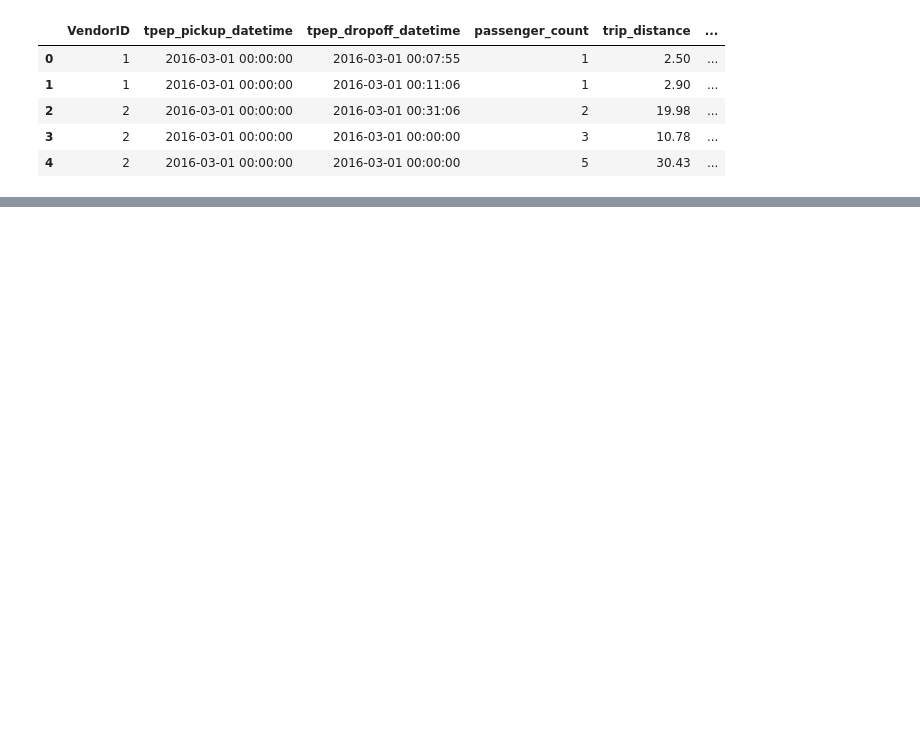
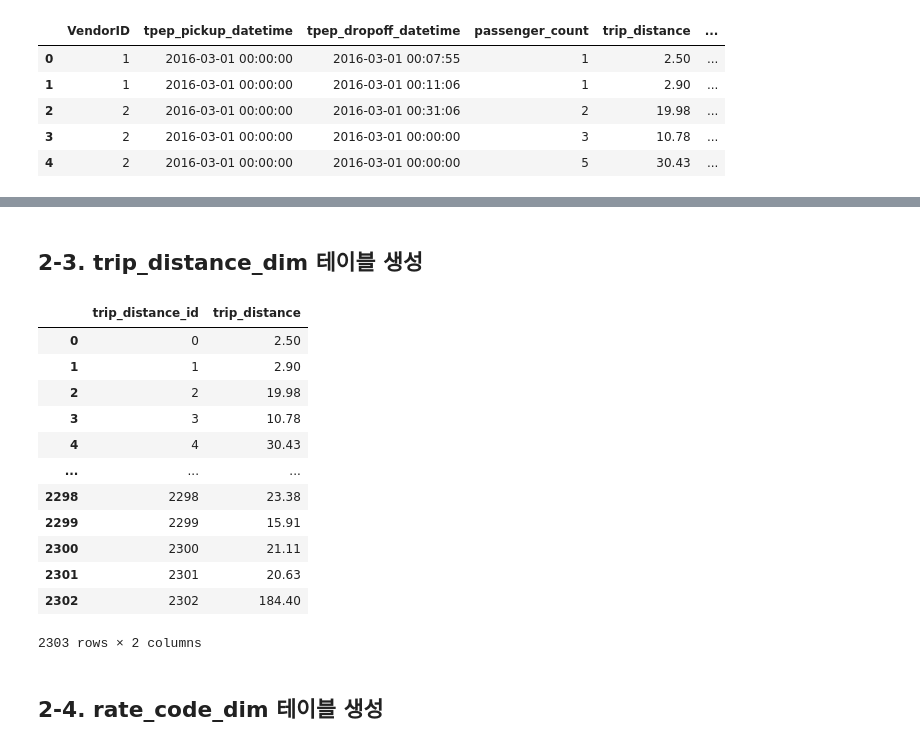
Before and after one commit to EunSeo35/uber_etl_proj, a Jupyter notebook: Uber.ipynb, the cells around one changed output, grey strips where cells are left out. Drawn from its saved outputs; the diff is of its cells as text; code cells hidden in the pictures; blank space fills up the shorter version.

```diff
--- a/Uber.ipynb
+++ b/Uber.ipynb
@@ -13,0 +130,24 @@ df.head()
+# %% [markdown]
+## 2-3. trip_distance_dim 테이블 생성
+# %%
+trip_distance_dim = df[['trip_distance']].drop_duplicates().reset_index(drop=True)
+trip_distance_dim['trip_distance_id'] = trip_distance_dim.index
+trip_distance_dim = trip_distance_dim[['trip_distance_id', 'trip_distance']]
+# %%
+trip_distance_dim
+# %% [output]
+|  | trip_distance_id | trip_distance |
+| 0 | 0 | 2.50 |
+| 1 | 1 | 2.90 |
+| 2 | 2 | 19.98 |
+| 3 | 3 | 10.78 |
+| 4 | 4 | 30.43 |
+| ... | ... | ... |
+| 2298 | 2298 | 23.38 |
+| 2299 | 2299 | 15.91 |
+| 2300 | 2300 | 21.11 |
+| 2301 | 2301 | 20.63 |
+| 2302 | 2302 | 184.40 |
+2303 rows × 2 columns
+# %% [markdown]
+## 2-4. rate_code_dim 테이블 생성
```
Also changed, not shown: parts of 22 cells of this notebook.
